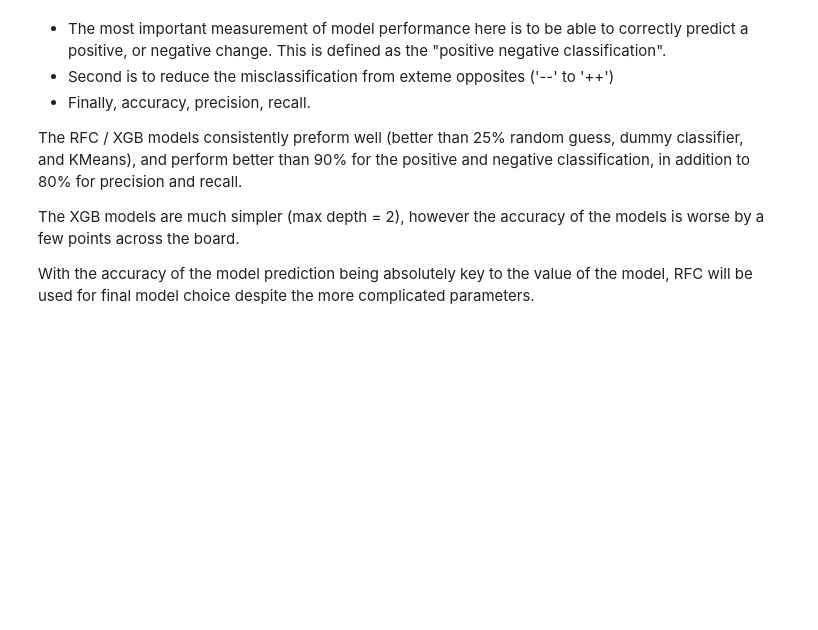
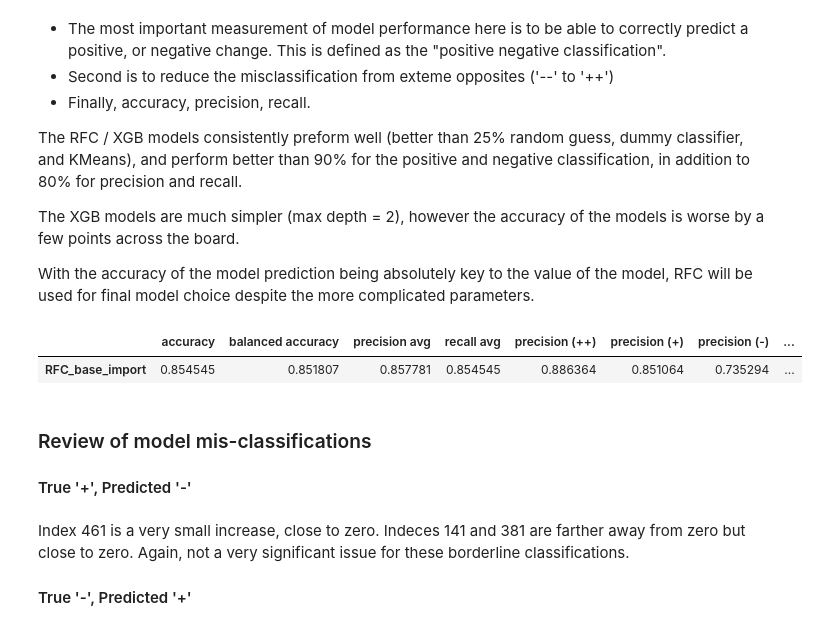
Before and after one commit to brspencer90/rig-count_L48, a Jupyter notebook: notebooks/02_Classification/5.1_Modelling_class.ipynb, the cells around one changed output. Cells and saved outputs as stored; diff of their text form; code cells hidden in the pictures; blank space fills up the shorter version.

Commit message:
add model review

```diff
--- a/notebooks/02_Classification/5.1_Modelling_class.ipynb
+++ b/notebooks/02_Classification/5.1_Modelling_class.ipynb
@@ -501,3 +511,19 @@ The RFC / XGB models consistently preform well (better than 25% random guess, du
 The XGB models are much simpler (max depth = 2), however the accuracy of the models is worse by a few points across the board.
 
 With the accuracy of the model prediction being absolutely key to the value of the model, RFC will be used for final model choice despite the more complicated parameters.
+# %%
+from joblib import dump, load
+
+model_out = dump(RF_base_pipe, 'best_model.joblib')
+model_in = load('best_model.joblib')
+
+y_pred = model_in.predict(X_test)
+
+add_model_score(model_in,'RFC_base_import',y_test,y_pred)
+# %% [output]
+|  | accuracy | balanced accuracy | precision avg | recall avg | precision (++) | precision (+) | precision (-) | ... |
+| RFC_base_import | 0.854545 | 0.851807 | 0.857781 | 0.854545 | 0.886364 | 0.851064 | 0.735294 | ... |
+# %% [markdown]
+### Review of model mis-classifications
+
+#### True '+', Predicted '-'
@@ -503,0 +555,4 @@ With the accuracy of the model prediction being absolutely key to the value of t
+# %% [markdown]
+Index 461 is a very small increase, close to zero. Indeces 141 and 381 are farther away from zero but close to zero. Again, not a very significant issue for these borderline classifications.
+
+#### True '-', Predicted '+'
```
Also changed, not shown: parts of 18 cells of this notebook, 15 other files.
